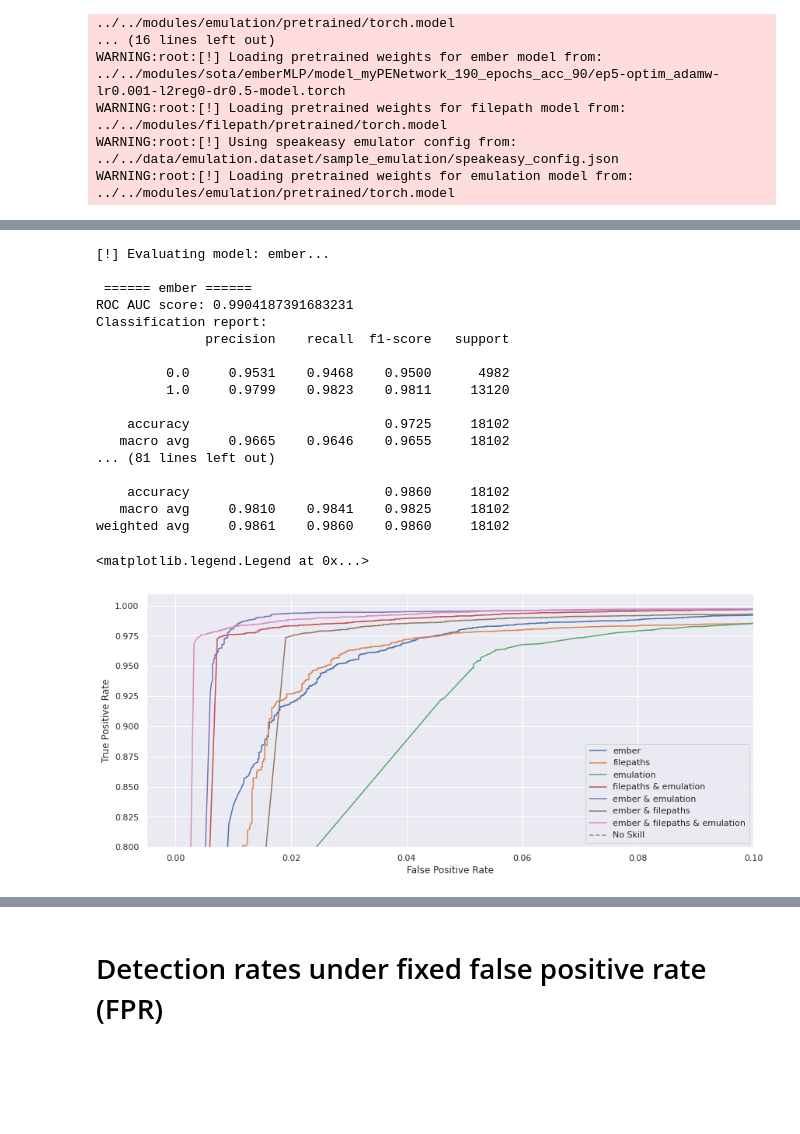
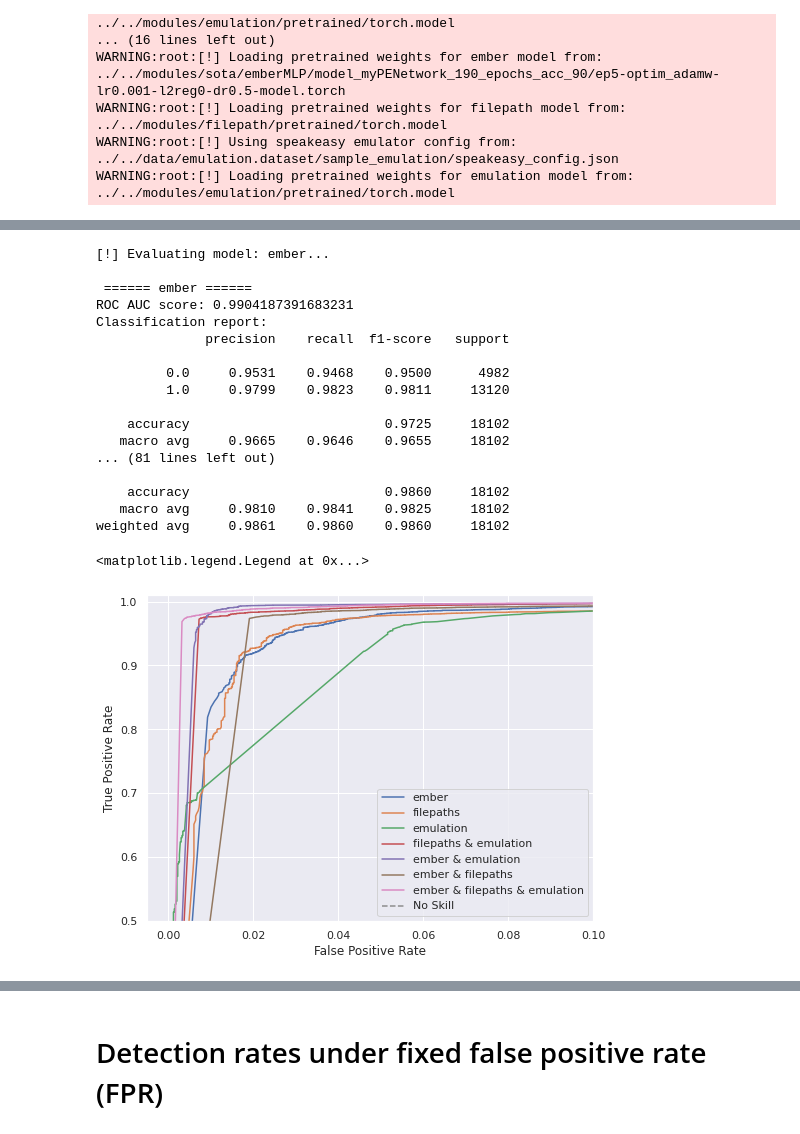
Before and after one commit to dtrizna/quo.vadis, a Jupyter notebook: evaluation/representations/evaluate_val_mlp.ipynb, the cells around one changed output, grey strips where cells are left out. Saved outputs shown, nothing was run; the diff lists cells and outputs as text; code cells hidden in the pictures; blank space fills up the shorter version.

```diff
--- a/evaluation/representations/evaluate_val_mlp.ipynb
+++ b/evaluation/representations/evaluate_val_mlp.ipynb
@@ -122,25 +368,26 @@ Fitting model: ember & filepaths & emulation | Took: 5.27s
 # %%
-pp = evaluate(models, X_vals, y_val)
-plt.xlim([-0.005, 0.1])
-plt.ylim([0.8, 1.01])
-plt.legend(loc="lower right")
+fig, ax = plt.subplots(figsize=(8,6))
+probs_val, ax = evaluate(models, X_vals, y_val, ax=ax)
+ax.set_xlim([-0.005, 0.1])
+ax.set_ylim([0.5, 1.01])
+ax.legend(loc="lower right")
 # %% [output]
 [!] Evaluating model: ember...
 
  ====== ember ======
 ROC AUC score: 0.9904187391683231
 Classification report:
               precision    recall  f1-score   support
 
          0.0     0.9531    0.9468    0.9500      4982
          1.0     0.9799    0.9823    0.9811     13120
 
     accuracy                         0.9725     18102
    macro avg     0.9665    0.9646    0.9655     18102
 ... (81 lines left out)
 
     accuracy                         0.9860     18102
    macro avg     0.9810    0.9841    0.9825     18102
 weighted avg     0.9861    0.9860    0.9860     18102
 <matplotlib.legend.Legend at 0x...>
-[figure, old version]
+[figure, new version]
```
Also changed, not shown: parts of 15 cells of this notebook, 11 other files.
